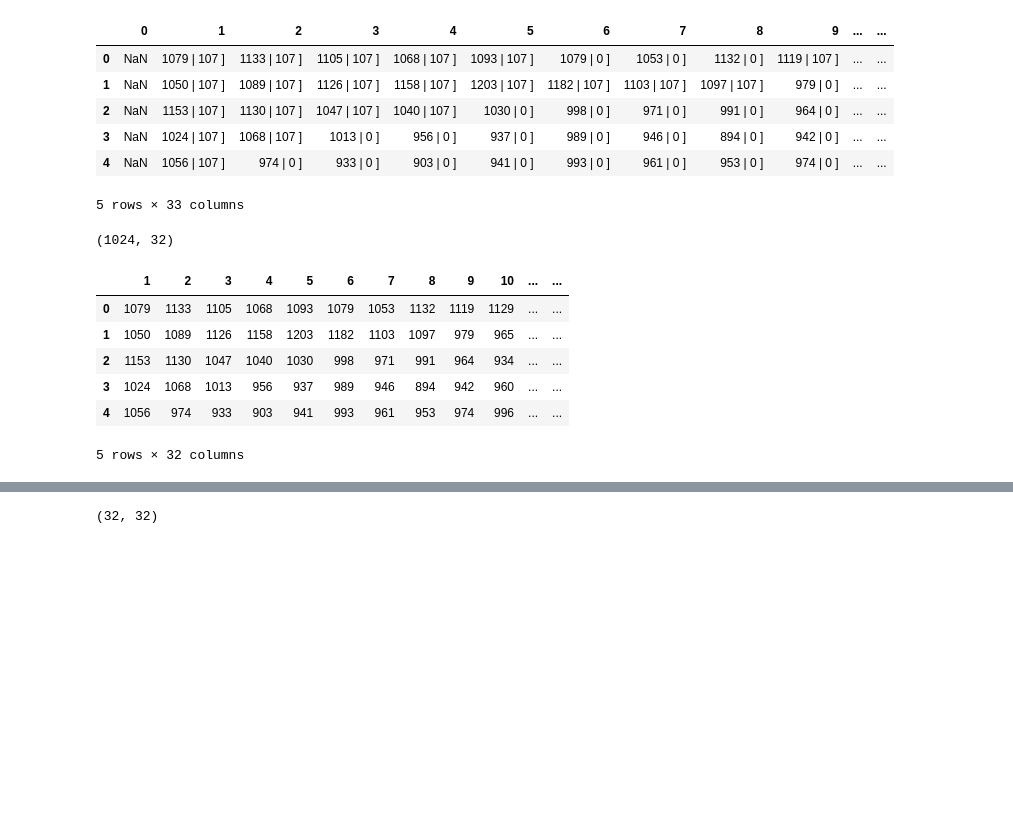
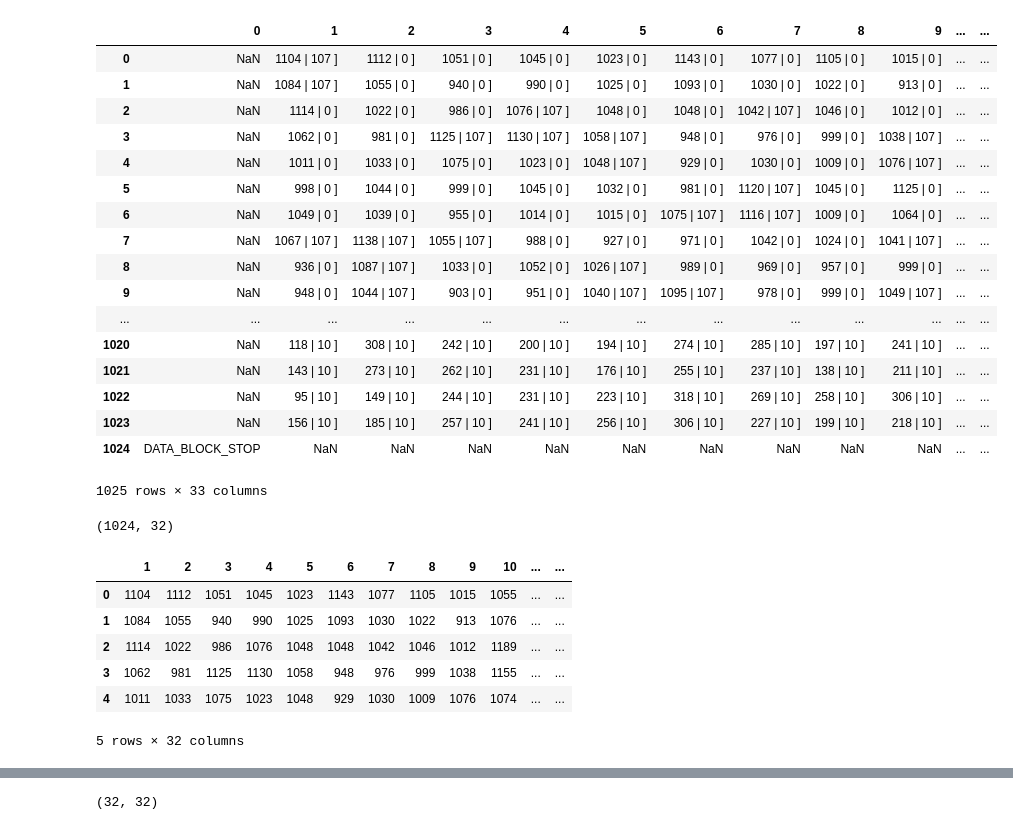
Before and after one commit to akashatnitr/Triradiate, a Jupyter notebook: naveen.ipynb, the cells around one changed output, grey strips where cells are left out. Saved outputs shown, nothing was run; the diff lists cells and outputs as text; code cells hidden in the pictures; blank space fills up the shorter version.

```diff
--- a/naveen.ipynb
+++ b/naveen.ipynb
@@ -11,17 +11,28 @@ import numpy as np
 # %%
 
 #pd.read_csv("whitespace.csv", header=None, delimiter=r"\s+")
-df = pd.read_csv('./data/14239961616.lndat', skiprows=7, header=None, sep="[")
+df = pd.read_csv('./data/14239961616_2.lndat', skiprows=7, header=None , sep='[')
 # %%
-df.head()
+df
 # %% [output]
 |  | 0 | 1 | 2 | 3 | 4 | 5 | 6 | 7 | 8 | 9 | ... | ... |
-| 0 | NaN | 1079 | 107 ] | 1133 | 107 ] | 1105 | 107 ] | 1068 | 107 ] | 1093 | 107 ] | 1079 | 0 ] | 1053 | 0 ] | 1132 | 0 ] | 1119 | 107 ] | ... | ... |
-| 1 | NaN | 1050 | 107 ] | 1089 | 107 ] | 1126 | 107 ] | 1158 | 107 ] | 1203 | 107 ] | 1182 | 107 ] | 1103 | 107 ] | 1097 | 107 ] | 979 | 0 ] | ... | ... |
-| 2 | NaN | 1153 | 107 ] | 1130 | 107 ] | 1047 | 107 ] | 1040 | 107 ] | 1030 | 0 ] | 998 | 0 ] | 971 | 0 ] | 991 | 0 ] | 964 | 0 ] | ... | ... |
-| 3 | NaN | 1024 | 107 ] | 1068 | 107 ] | 1013 | 0 ] | 956 | 0 ] | 937 | 0 ] | 989 | 0 ] | 946 | 0 ] | 894 | 0 ] | 942 | 0 ] | ... | ... |
-| 4 | NaN | 1056 | 107 ] | 974 | 0 ] | 933 | 0 ] | 903 | 0 ] | 941 | 0 ] | 993 | 0 ] | 961 | 0 ] | 953 | 0 ] | 974 | 0 ] | ... | ... |
+| 0 | NaN | 1104 | 107 ] | 1112 | 0 ] | 1051 | 0 ] | 1045 | 0 ] | 1023 | 0 ] | 1143 | 0 ] | 1077 | 0 ] | 1105 | 0 ] | 1015 | 0 ] | ... | ... |
+| 1 | NaN | 1084 | 107 ] | 1055 | 0 ] | 940 | 0 ] | 990 | 0 ] | 1025 | 0 ] | 1093 | 0 ] | 1030 | 0 ] | 1022 | 0 ] | 913 | 0 ] | ... | ... |
+| 2 | NaN | 1114 | 0 ] | 1022 | 0 ] | 986 | 0 ] | 1076 | 107 ] | 1048 | 0 ] | 1048 | 0 ] | 1042 | 107 ] | 1046 | 0 ] | 1012 | 0 ] | ... | ... |
+| 3 | NaN | 1062 | 0 ] | 981 | 0 ] | 1125 | 107 ] | 1130 | 107 ] | 1058 | 107 ] | 948 | 0 ] | 976 | 0 ] | 999 | 0 ] | 1038 | 107 ] | ... | ... |
+| 4 | NaN | 1011 | 0 ] | 1033 | 0 ] | 1075 | 0 ] | 1023 | 0 ] | 1048 | 107 ] | 929 | 0 ] | 1030 | 0 ] | 1009 | 0 ] | 1076 | 107 ] | ... | ... |
+| 5 | NaN | 998 | 0 ] | 1044 | 0 ] | 999 | 0 ] | 1045 | 0 ] | 1032 | 0 ] | 981 | 0 ] | 1120 | 107 ] | 1045 | 0 ] | 1125 | 0 ] | ... | ... |
+| 6 | NaN | 1049 | 0 ] | 1039 | 0 ] | 955 | 0 ] | 1014 | 0 ] | 1015 | 0 ] | 1075 | 107 ] | 1116 | 107 ] | 1009 | 0 ] | 1064 | 0 ] | ... | ... |
+| 7 | NaN | 1067 | 107 ] | 1138 | 107 ] | 1055 | 107 ] | 988 | 0 ] | 927 | 0 ] | 971 | 0 ] | 1042 | 0 ] | 1024 | 0 ] | 1041 | 107 ] | ... | ... |
+| 8 | NaN | 936 | 0 ] | 1087 | 107 ] | 1033 | 0 ] | 1052 | 0 ] | 1026 | 107 ] | 989 | 0 ] | 969 | 0 ] | 957 | 0 ] | 999 | 0 ] | ... | ... |
+| 9 | NaN | 948 | 0 ] | 1044 | 107 ] | 903 | 0 ] | 951 | 0 ] | 1040 | 107 ] | 1095 | 107 ] | 978 | 0 ] | 999 | 0 ] | 1049 | 107 ] | ... | ... |
+| ... | ... | ... | ... | ... | ... | ... | ... | ... | ... | ... | ... | ... |
+| 1020 | NaN | 118 | 10 ] | 308 | 10 ] | 242 | 10 ] | 200 | 10 ] | 194 | 10 ] | 274 | 10 ] | 285 | 10 ] | 197 | 10 ] | 241 | 10 ] | ... | ... |
+| 1021 | NaN | 143 | 10 ] | 273 | 10 ] | 262 | 10 ] | 231 | 10 ] | 176 | 10 ] | 255 | 10 ] | 237 | 10 ] | 138 | 10 ] | 211 | 10 ] | ... | ... |
+| 1022 | NaN | 95 | 10 ] | 149 | 10 ] | 244 | 10 ] | 231 | 10 ] | 223 | 10 ] | 318 | 10 ] | 269 | 10 ] | 258 | 10 ] | 306 | 10 ] | ... | ... |
+| 1023 | NaN | 156 | 10 ] | 185 | 10 ] | 257 | 10 ] | 241 | 10 ] | 256 | 10 ] | 306 | 10 ] | 227 | 10 ] | 199 | 10 ] | 218 | 10 ] | ... | ... |
+| 1024 | DATA_BLOCK_STOP | NaN | NaN | NaN | NaN | NaN | NaN | NaN | NaN | NaN | ... | ... |
-5 rows × 33 columns
+1025 rows × 33 columns
 # %%
 df = df.apply(lambda s: s.str.split('|').str[0])
 # %%
@@ -34,11 +45,11 @@ df.shape
 df.head()
 # %% [output]
 |  | 1 | 2 | 3 | 4 | 5 | 6 | 7 | 8 | 9 | 10 | ... | ... |
-| 0 | 1079 | 1133 | 1105 | 1068 | 1093 | 1079 | 1053 | 1132 | 1119 | 1129 | ... | ... |
-| 1 | 1050 | 1089 | 1126 | 1158 | 1203 | 1182 | 1103 | 1097 | 979 | 965 | ... | ... |
-| 2 | 1153 | 1130 | 1047 | 1040 | 1030 | 998 | 971 | 991 | 964 | 934 | ... | ... |
-| 3 | 1024 | 1068 | 1013 | 956 | 937 | 989 | 946 | 894 | 942 | 960 | ... | ... |
-| 4 | 1056 | 974 | 933 | 903 | 941 | 993 | 961 | 953 | 974 | 996 | ... | ... |
+| 0 | 1104 | 1112 | 1051 | 1045 | 1023 | 1143 | 1077 | 1105 | 1015 | 1055 | ... | ... |
+| 1 | 1084 | 1055 | 940 | 990 | 1025 | 1093 | 1030 | 1022 | 913 | 1076 | ... | ... |
+| 2 | 1114 | 1022 | 986 | 1076 | 1048 | 1048 | 1042 | 1046 | 1012 | 1189 | ... | ... |
+| 3 | 1062 | 981 | 1125 | 1130 | 1058 | 948 | 976 | 999 | 1038 | 1155 | ... | ... |
+| 4 | 1011 | 1033 | 1075 | 1023 | 1048 | 929 | 1030 | 1009 | 1076 | 1074 | ... | ... |
 5 rows × 32 columns
 # %%
 #cols_to_check = df.columns
```
Also changed, not shown: parts of 13 cells of this notebook.
